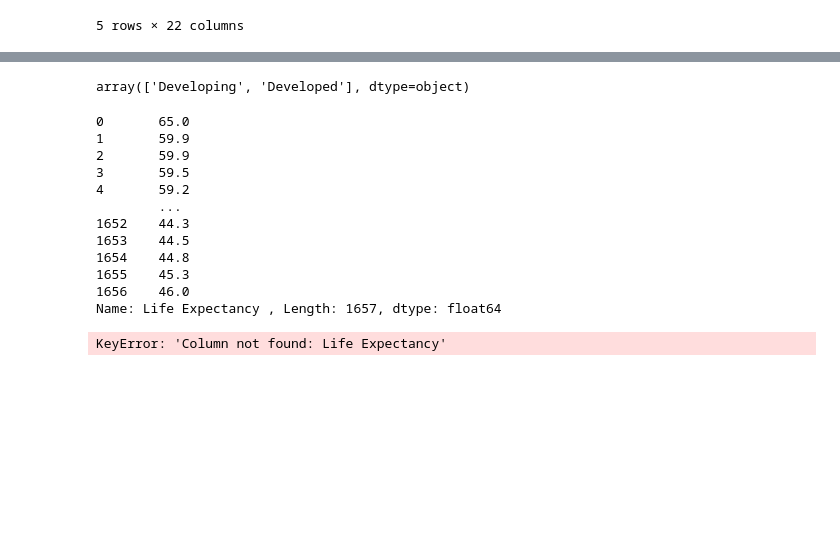
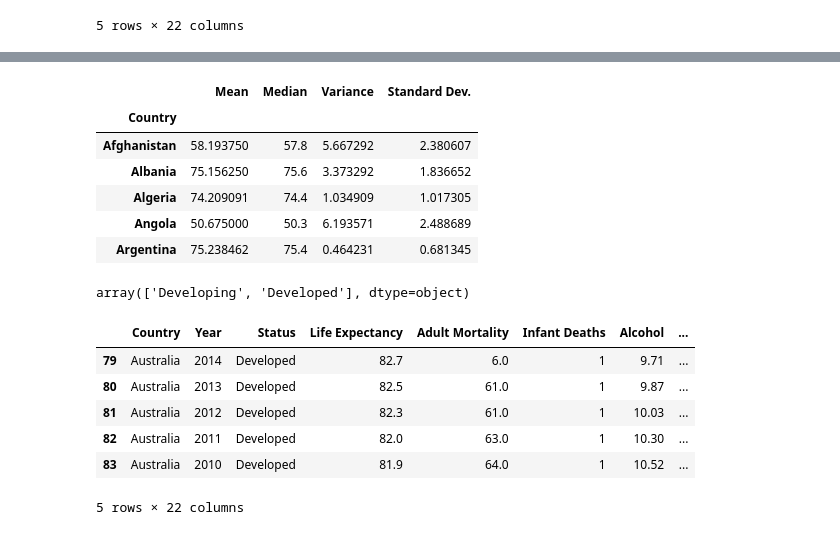
Before and after one commit to shechter430/project_one, a Jupyter notebook: shondeen_analyzations.ipynb, the cells around one changed output, grey strips where cells are left out. Drawn from its saved outputs; the diff is of its cells as text; code cells hidden in the pictures; blank space fills up the shorter version.

```diff
--- a/shondeen_analyzations.ipynb
+++ b/shondeen_analyzations.ipynb
@@ -31,22 +31,22 @@ life_expectancy.describe()
 | 50% | 2008.000000 | 71.700000 | 148.000000 | 3.000000 | 3.760000 | 89.000000 | 15.000000 | 43.800000 | ... |
 | 75% | 2011.000000 | 75.000000 | 227.000000 | 22.000000 | 7.330000 | 96.000000 | 373.000000 | 55.800000 | ... |
 | max | 2015.000000 | 89.000000 | 723.000000 | 1600.000000 | 17.870000 | 99.000000 | 131441.000000 | 77.100000 | ... |
+# %%
+mean = life_expectancy.groupby('Country')["Life Expectancy"].mean()
+median = life_expectancy.groupby('Country')["Life Expectancy"].median()
+var = life_expectancy.groupby('Country')["Life Expectancy"].var()
+std = life_expectancy.groupby('Country')["Life Expectancy"].std()
+summary_statistics = pd.DataFrame({"Mean": mean, "Median": median, "Variance": var,"Standard Dev.": std})
+summary_statistics.head()
+# %% [output]
+|  | Mean | Median | Variance | Standard Dev. |
+| Country |  |  |  |  |
+| Afghanistan | 58.193750 | 57.8 | 5.667292 | 2.380607 |
+| Albania | 75.156250 | 75.6 | 3.373292 | 1.836652 |
+| Algeria | 74.209091 | 74.4 | 1.034909 | 1.017305 |
+| Angola | 50.675000 | 50.3 | 6.193571 | 2.488689 |
+| Argentina | 75.238462 | 75.4 | 0.464231 | 0.681345 |
 # %%
 life_expectancy["Status"].unique()
 # %% [output]
 array(['Developing', 'Developed'], dtype=object)
-# %%
-life_expectancy["Life Expectancy "]
-# %% [output]
-0       65.0
-1       59.9
-2       59.9
-3       59.5
-4       59.2
-        ...
-1652    44.3
-1653    44.5
-1654    44.8
-1655    45.3
-1656    46.0
-Name: Life Expectancy , Length: 1657, dtype: float64
@@ -56,9 +53,11 @@ Name: Life Expectancy , Length: 1657, dtype: float64
-# %%
-mean = life_expectancy.groupby('Country')["Life Expectancy"].mean()
-median = life_expectancy.groupby('Country')["Life Expectancy"].median()
-var = life_expectancy.groupby('Country')["Life Expectancy"].var()
-std = life_expectancy.groupby('Country')["Life Expectancy"].std()
-summary_statistics = pd.DataFrame({"Mean": mean, "Median": median, "Variance": var,"Standard Dev.": std})
-summary_statistics_developing.head()
-# %% [output]
-KeyError: 'Column not found: Life Expectancy'
+# %%
+developed_countries = life_expectancy.loc[life_expectancy["Status"] == "Developed",:]
+developed_countries.head()
+# %% [output]
+|  | Country | Year | Status | Life Expectancy | Adult Mortality | Infant Deaths | Alcohol | ... |
+| 79 | Australia | 2014 | Developed | 82.7 | 6.0 | 1 | 9.71 | ... |
+| 80 | Australia | 2013 | Developed | 82.5 | 61.0 | 1 | 9.87 | ... |
+| 81 | Australia | 2012 | Developed | 82.3 | 61.0 | 1 | 10.03 | ... |
+| 82 | Australia | 2011 | Developed | 82.0 | 63.0 | 1 | 10.30 | ... |
+| 83 | Australia | 2010 | Developed | 81.9 | 64.0 | 1 | 10.52 | ... |
+5 rows × 22 columns
```
Also changed, not shown: parts of 5 cells of this notebook.
